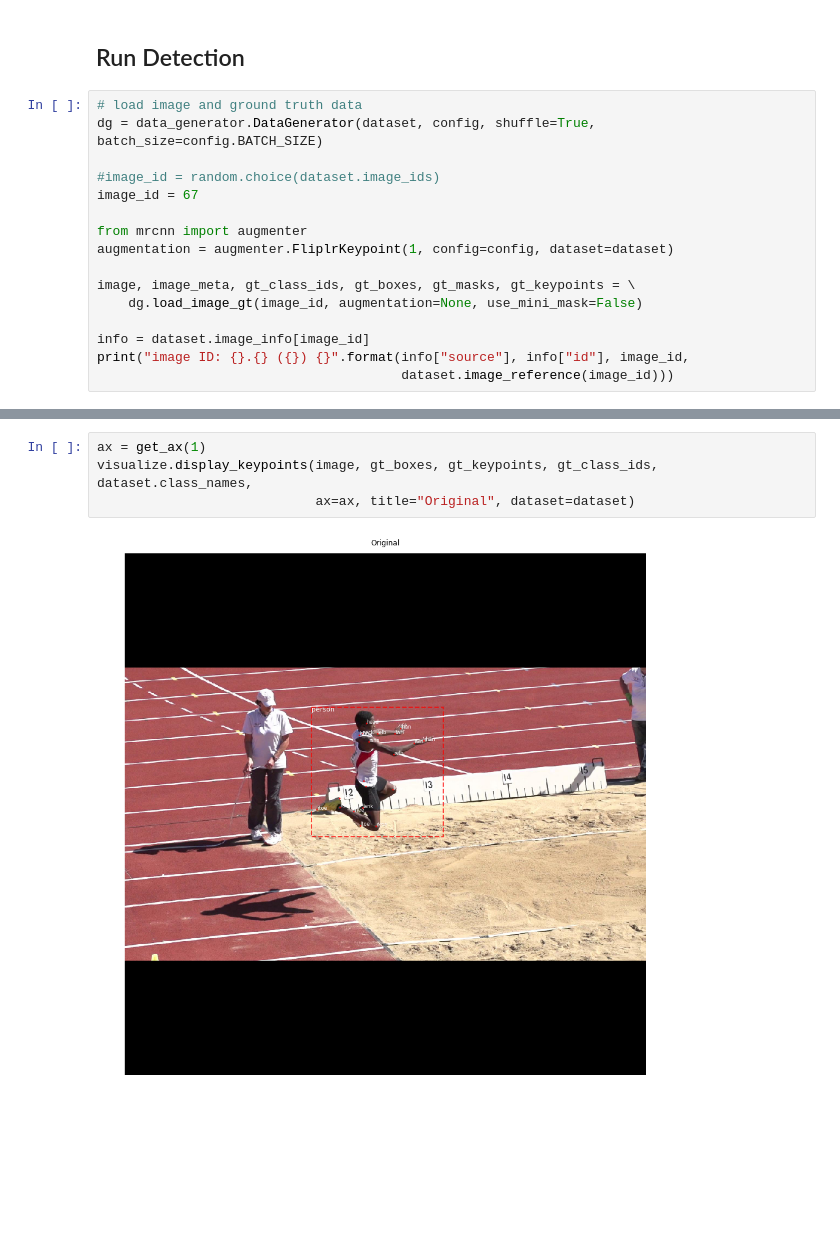
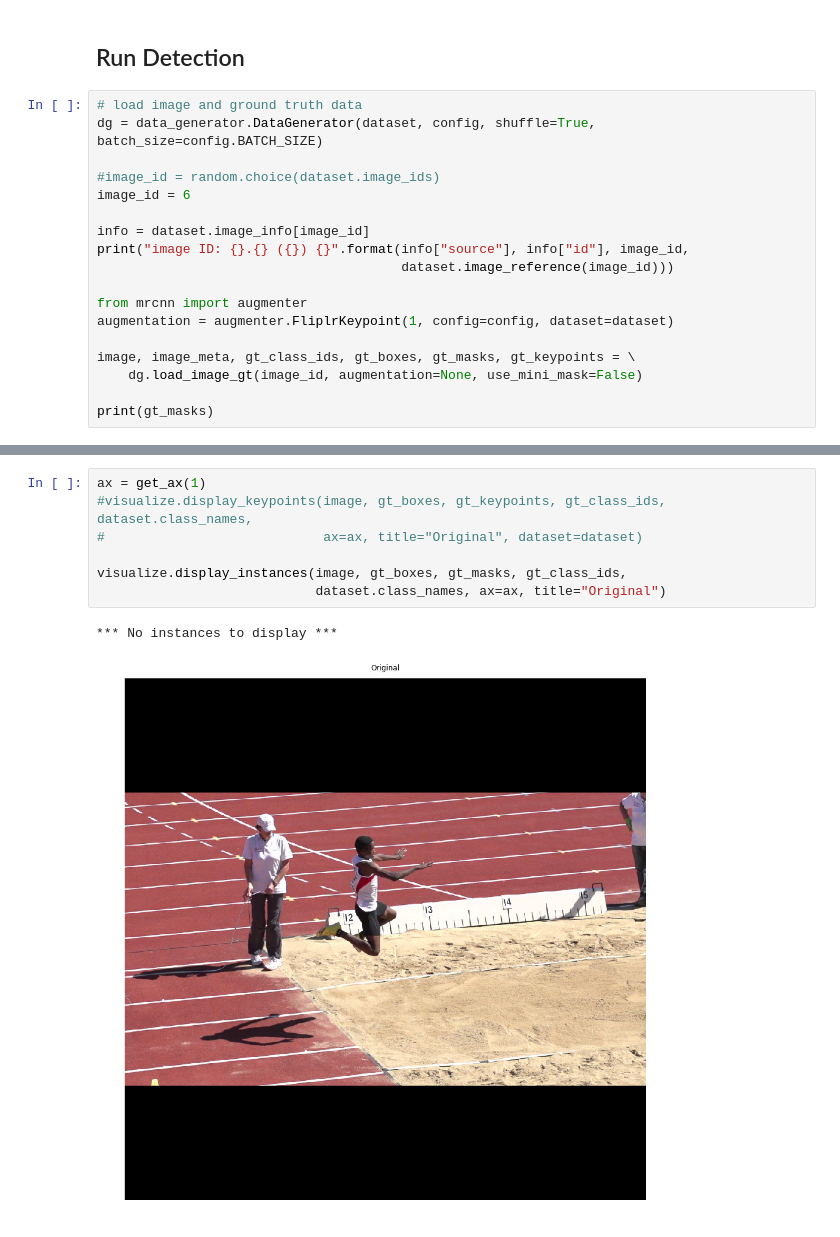
Before and after one commit to russoale/MaskRCNN, a Jupyter notebook: samples/jump/inspect_model.ipynb, the cells around one changed output, grey strips where cells are left out. Drawn from its saved outputs; the diff is of its cells as text; blank space fills up the shorter version.

Commit message:
WIP: jump mask implementation

```diff
--- a/samples/jump/inspect_model.ipynb
+++ b/samples/jump/inspect_model.ipynb
@@ -136,7 +136,11 @@ Re-starting from epoch 160
 dg = data_generator.DataGenerator(dataset, config, shuffle=True, batch_size=config.BATCH_SIZE)
 
 #image_id = random.choice(dataset.image_ids)
-image_id = 67
+image_id = 6
+
+info = dataset.image_info[image_id]
+print("image ID: {}.{} ({}) {}".format(info["source"], info["id"], image_id,
+                                       dataset.image_reference(image_id)))
 
 from mrcnn import augmenter
 augmentation = augmenter.FliplrKeypoint(1, config=config, dataset=dataset)
@@ -144,7 +148,5 @@ augmentation = augmenter.FliplrKeypoint(1, config=config, dataset=dataset)
 image, image_meta, gt_class_ids, gt_boxes, gt_masks, gt_keypoints = \
     dg.load_image_gt(image_id, augmentation=None, use_mini_mask=False)
 
-info = dataset.image_info[image_id]
-print("image ID: {}.{} ({}) {}".format(info["source"], info["id"], image_id,
-                                       dataset.image_reference(image_id)))
+print(gt_masks)
 # %% [output]
@@ -152,9 +160,13 @@ image ID: jump.2886 (67)
 # %%
 ax = get_ax(1)
-visualize.display_keypoints(image, gt_boxes, gt_keypoints, gt_class_ids, dataset.class_names,
-                            ax=ax, title="Original", dataset=dataset)
+#visualize.display_keypoints(image, gt_boxes, gt_keypoints, gt_class_ids, dataset.class_names,
+#                            ax=ax, title="Original", dataset=dataset)
+
+visualize.display_instances(image, gt_boxes, gt_masks, gt_class_ids,
+                            dataset.class_names, ax=ax, title="Original")
 # %% [output]
+*** No instances to display ***
-[figure, old version]
+[figure, new version]
 # %%
 # Run object detection for keypoints
 results = model.detect_keypoint([image], verbose=1)
```
Also changed, not shown: parts of 6 cells of this notebook, 2 other files.
